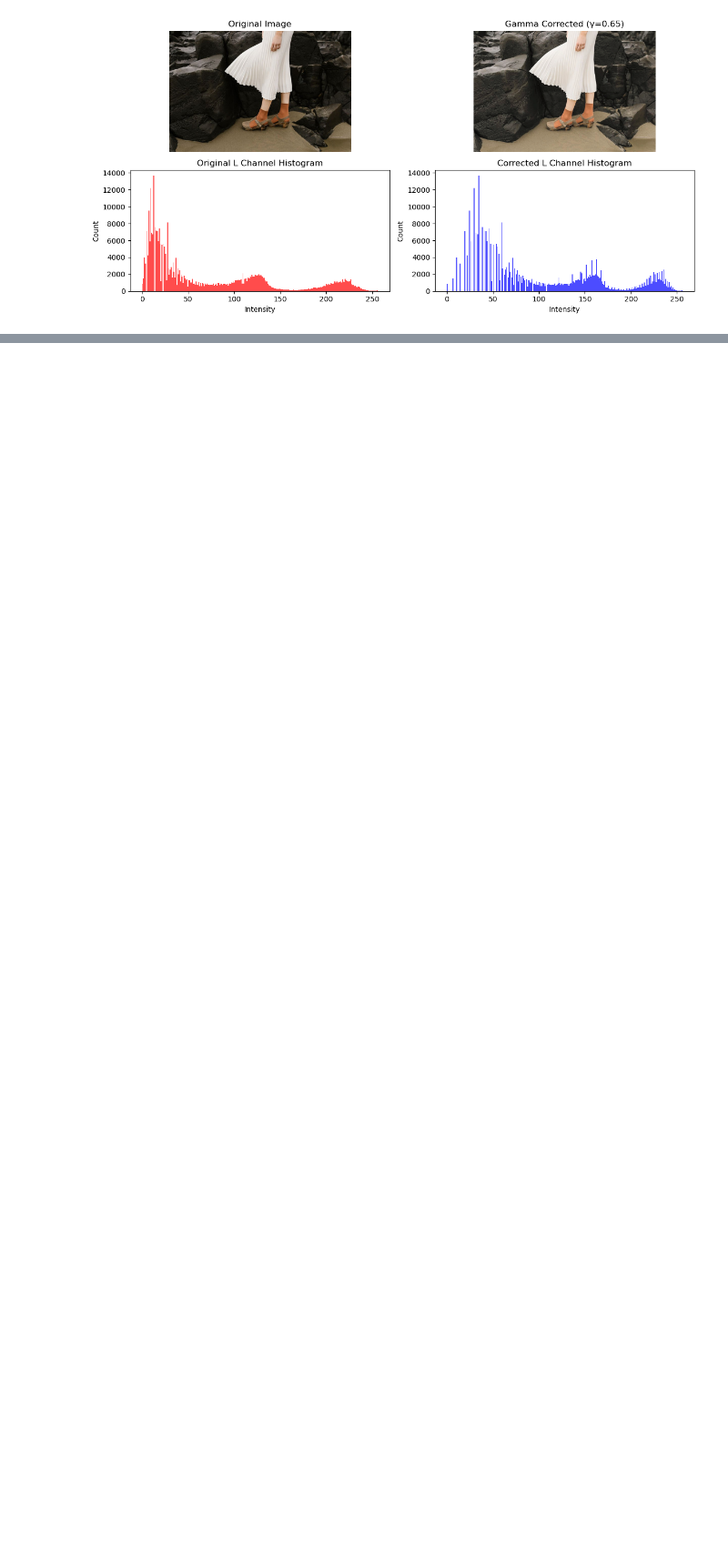
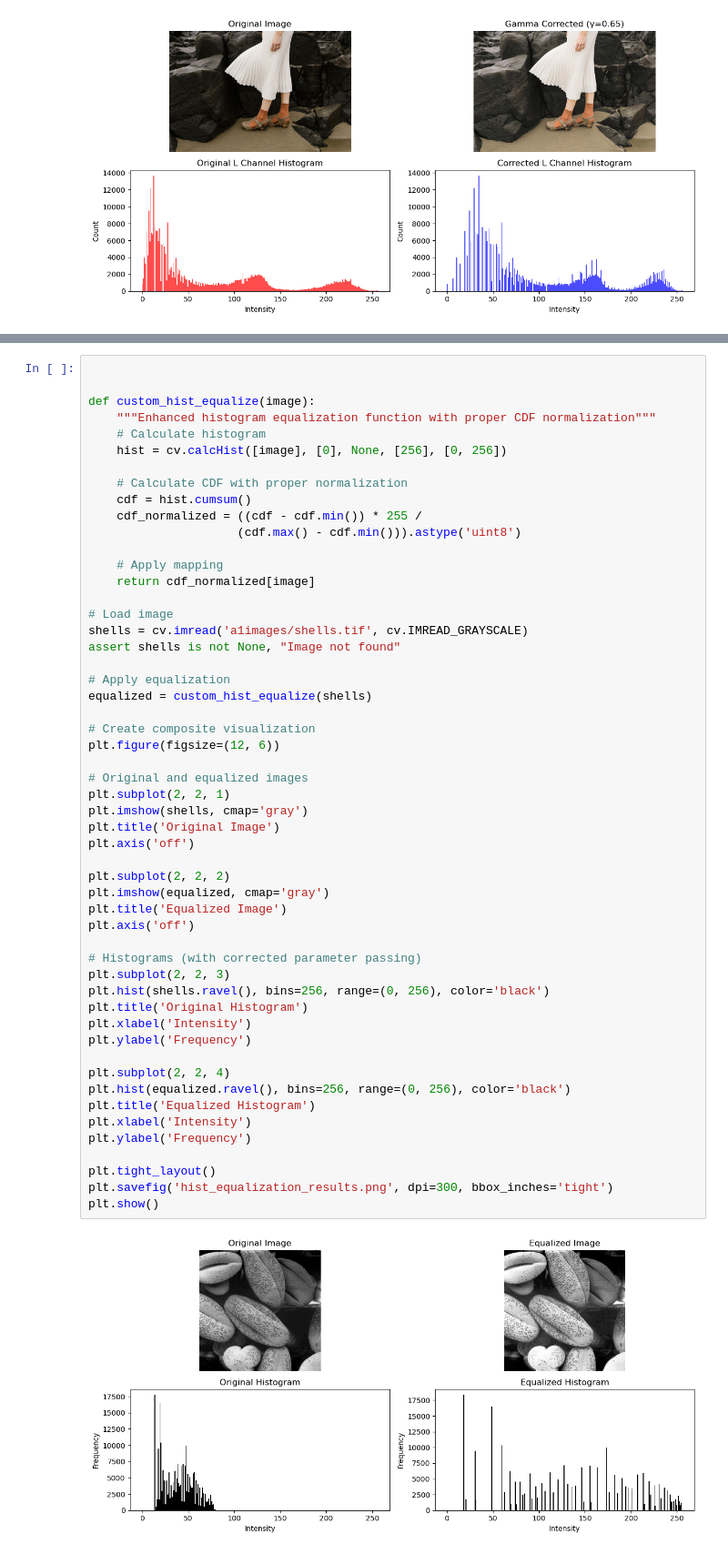
Before and after one commit to Manujayaugp/EN-3160, a Jupyter notebook: assignment1-220386H.ipynb, the cells around one changed output, grey strips where cells are left out. Shown at 91% size. Saved outputs shown, nothing was run; the diff lists cells and outputs as text; blank space fills up the shorter version.

```diff
--- a/assignment1-220386H.ipynb
+++ b/assignment1-220386H.ipynb
@@ -159,0 +235,55 @@ plt.show()
+# %%
+
+
+def custom_hist_equalize(image):
+    """Enhanced histogram equalization function with proper CDF normalization"""
+    # Calculate histogram
+    hist = cv.calcHist([image], [0], None, [256], [0, 256])
+
+    # Calculate CDF with proper normalization
+    cdf = hist.cumsum()
+    cdf_normalized = ((cdf - cdf.min()) * 255 /
+                     (cdf.max() - cdf.min())).astype('uint8')
+
+    # Apply mapping
+    return cdf_normalized[image]
+
+# Load image
+shells = cv.imread('a1images/shells.tif', cv.IMREAD_GRAYSCALE)
+assert shells is not None, "Image not found"
+
+# Apply equalization
+equalized = custom_hist_equalize(shells)
+
+# Create composite visualization
+plt.figure(figsize=(12, 6))
+
+# Original and equalized images
+plt.subplot(2, 2, 1)
+plt.imshow(shells, cmap='gray')
+plt.title('Original Image')
+plt.axis('off')
+
+plt.subplot(2, 2, 2)
+plt.imshow(equalized, cmap='gray')
+plt.title('Equalized Image')
+plt.axis('off')
+
+# Histograms (with corrected parameter passing)
+plt.subplot(2, 2, 3)
+plt.hist(shells.ravel(), bins=256, range=(0, 256), color='black')
+plt.title('Original Histogram')
+plt.xlabel('Intensity')
+plt.ylabel('Frequency')
+
+plt.subplot(2, 2, 4)
+plt.hist(equalized.ravel(), bins=256, range=(0, 256), color='black')
+plt.title('Equalized Histogram')
+plt.xlabel('Intensity')
+plt.ylabel('Frequency')
+
+plt.tight_layout()
+plt.savefig('hist_equalization_results.png', dpi=300, bbox_inches='tight')
+plt.show()
+# %% [output]
+[figure, added]
```
Also changed, not shown: parts of 3 cells of this notebook.
